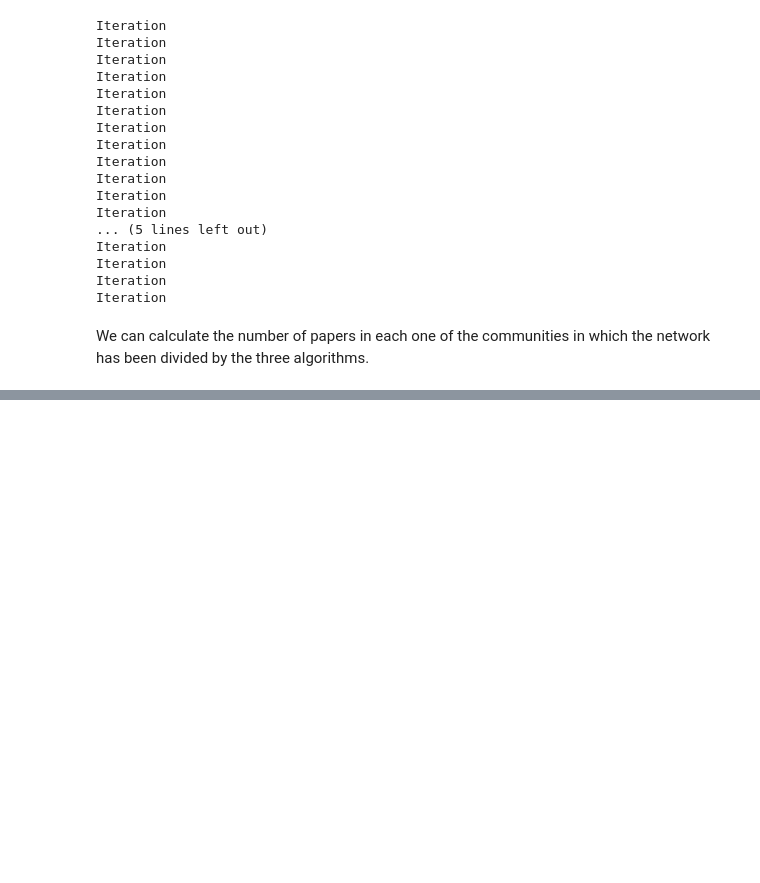
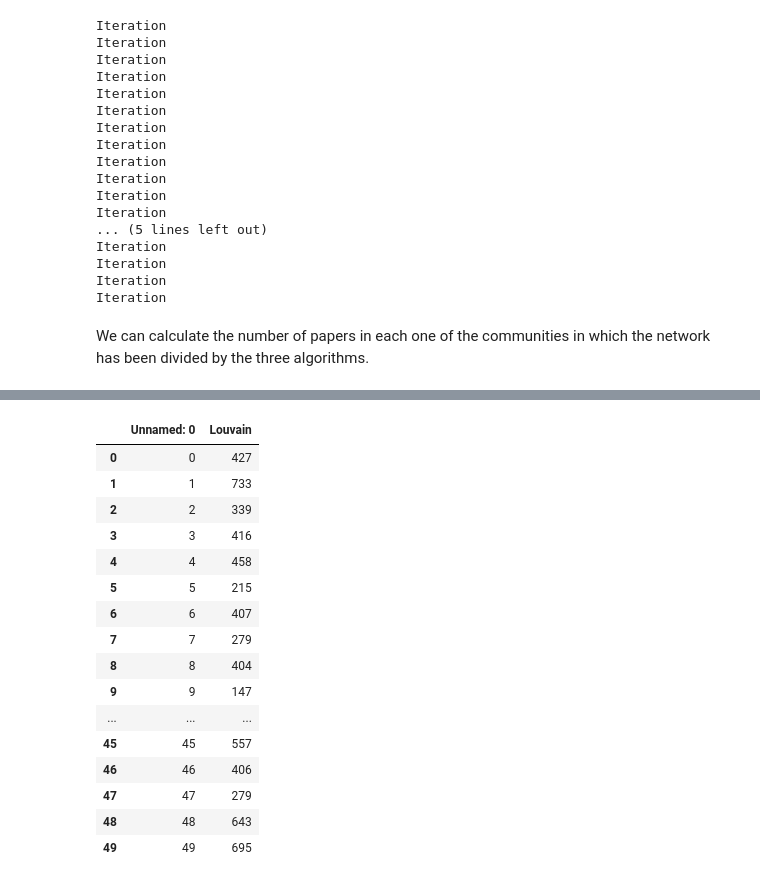
Before and after one commit to riccardo03-maker/Abstract_network, a Jupyter notebook: extra/components_selection.ipynb, the cells around one changed output, grey strips where cells are left out. Drawn from its saved outputs; the diff is of its cells as text; code cells hidden in the pictures; blank space fills up the shorter version.

```diff
--- a/extra/components_selection.ipynb
+++ b/extra/components_selection.ipynb
@@ -270,0 +272,20 @@ table_of_papers_by_community_louvain()
+# %%
+pd.read_csv("./results/papers_by_community_louvain.csv")
+# %% [output]
+|  | Unnamed: 0 | Louvain |
+| 0 | 0 | 427 |
+| 1 | 1 | 733 |
+| 2 | 2 | 339 |
+| 3 | 3 | 416 |
+| 4 | 4 | 458 |
+| 5 | 5 | 215 |
+| 6 | 6 | 407 |
+| 7 | 7 | 279 |
+| 8 | 8 | 404 |
+| 9 | 9 | 147 |
+| ... | ... | ... |
+| 45 | 45 | 557 |
+| 46 | 46 | 406 |
+| 47 | 47 | 279 |
+| 48 | 48 | 643 |
+| 49 | 49 | 695 |
```
Also changed, not shown: parts of 12 cells of this notebook.
